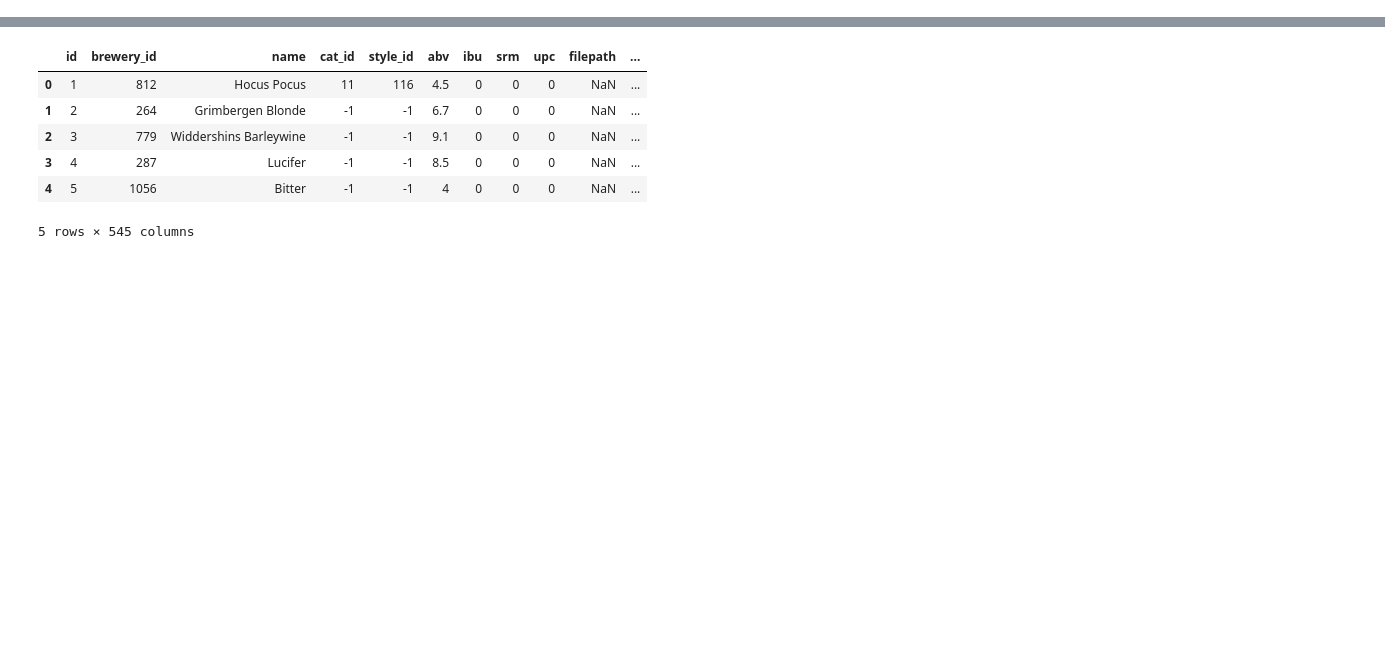
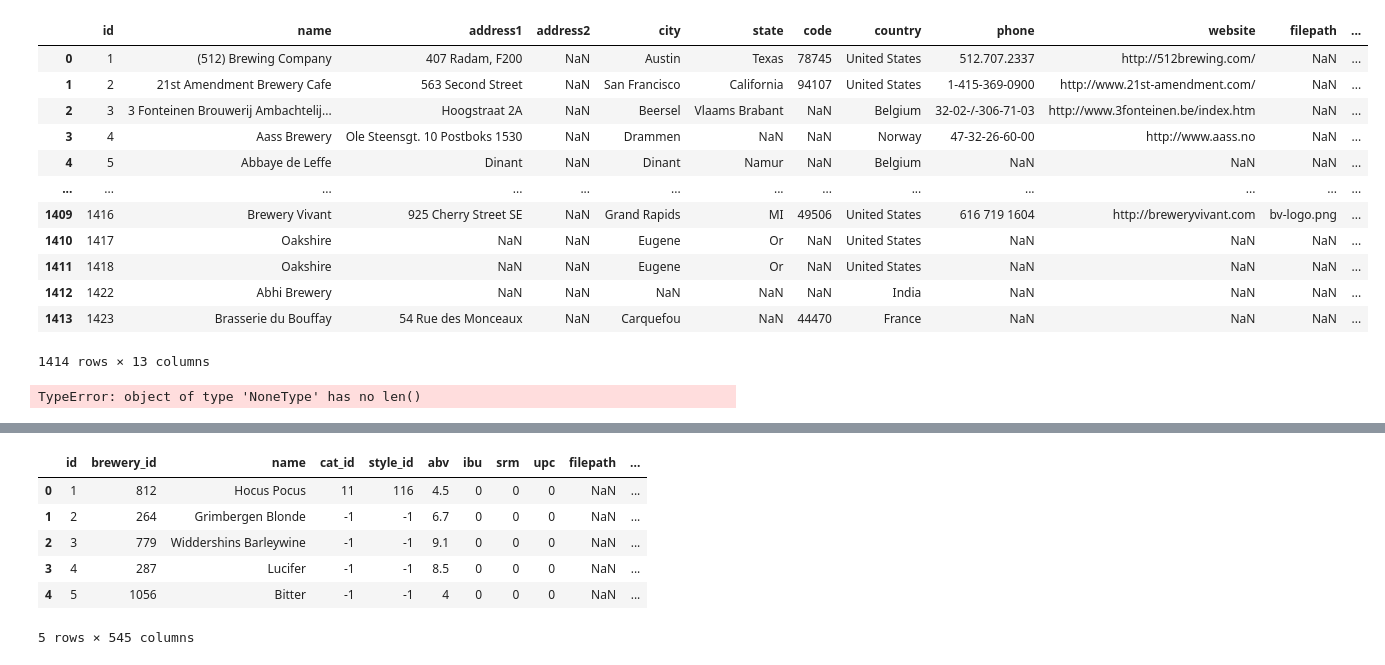
Before and after one commit to lisaweinzierl/Streamingprocessing_Python_Kafka, a Jupyter notebook: Excersise_OpenBeer.ipynb, the cells around one changed output, grey strips where cells are left out. Saved outputs shown, nothing was run; the diff lists cells and outputs as text; code cells hidden in the pictures; blank space fills up the shorter version.

```diff
--- a/Excersise_OpenBeer.ipynb
+++ b/Excersise_OpenBeer.ipynb
@@ -26,0 +49,24 @@ data.head()
+# %%
+#data = pd.read_csv("..\openbeerdb_csv\beers.csv")
+data2 = pd.read_csv("breweries.csv", header=0)
+data2.describe()
+data2
+# %% [output]
+|  | id | name | address1 | address2 | city | state | code | country | phone | website | filepath | ... |
+| 0 | 1 | (512) Brewing Company | 407 Radam, F200 | NaN | Austin | Texas | 78745 | United States | 512.707.2337 | http://512brewing.com/ | NaN | ... |
+| 1 | 2 | 21st Amendment Brewery Cafe | 563 Second Street | NaN | San Francisco | California | 94107 | United States | 1-415-369-0900 | http://www.21st-amendment.com/ | NaN | ... |
+| 2 | 3 | 3 Fonteinen Brouwerij Ambachtelij... | Hoogstraat 2A | NaN | Beersel | Vlaams Brabant | NaN | Belgium | 32-02-/-306-71-03 | http://www.3fonteinen.be/index.htm | NaN | ... |
+| 3 | 4 | Aass Brewery | Ole Steensgt. 10 Postboks 1530 | NaN | Drammen | NaN | NaN | Norway | 47-32-26-60-00 | http://www.aass.no | NaN | ... |
+| 4 | 5 | Abbaye de Leffe | Dinant | NaN | Dinant | Namur | NaN | Belgium | NaN | NaN | NaN | ... |
+| ... | ... | ... | ... | ... | ... | ... | ... | ... | ... | ... | ... | ... |
+| 1409 | 1416 | Brewery Vivant | 925 Cherry Street SE | NaN | Grand Rapids | MI | 49506 | United States | 616 719 1604 | http://breweryvivant.com | bv-logo.png | ... |
+| 1410 | 1417 | Oakshire | NaN | NaN | Eugene | Or | NaN | United States | NaN | NaN | NaN | ... |
+| 1411 | 1418 | Oakshire | NaN | NaN | Eugene | Or | NaN | United States | NaN | NaN | NaN | ... |
+| 1412 | 1422 | Abhi Brewery | NaN | NaN | NaN | NaN | NaN | India | NaN | NaN | NaN | ... |
+| 1413 | 1423 | Brasserie du Bouffay | 54 Rue des Monceaux | NaN | Carquefou | NaN | 44470 | France | NaN | NaN | NaN | ... |
+1414 rows × 13 columns
+# %%
+data_joined1 = data.merge(data2, left_on=[data['brewery_id'], data2['id']])
+data_joined1
+# %% [output]
+TypeError: object of type 'NoneType' has no len()
```
Also changed, not shown: parts of 6 cells of this notebook.
